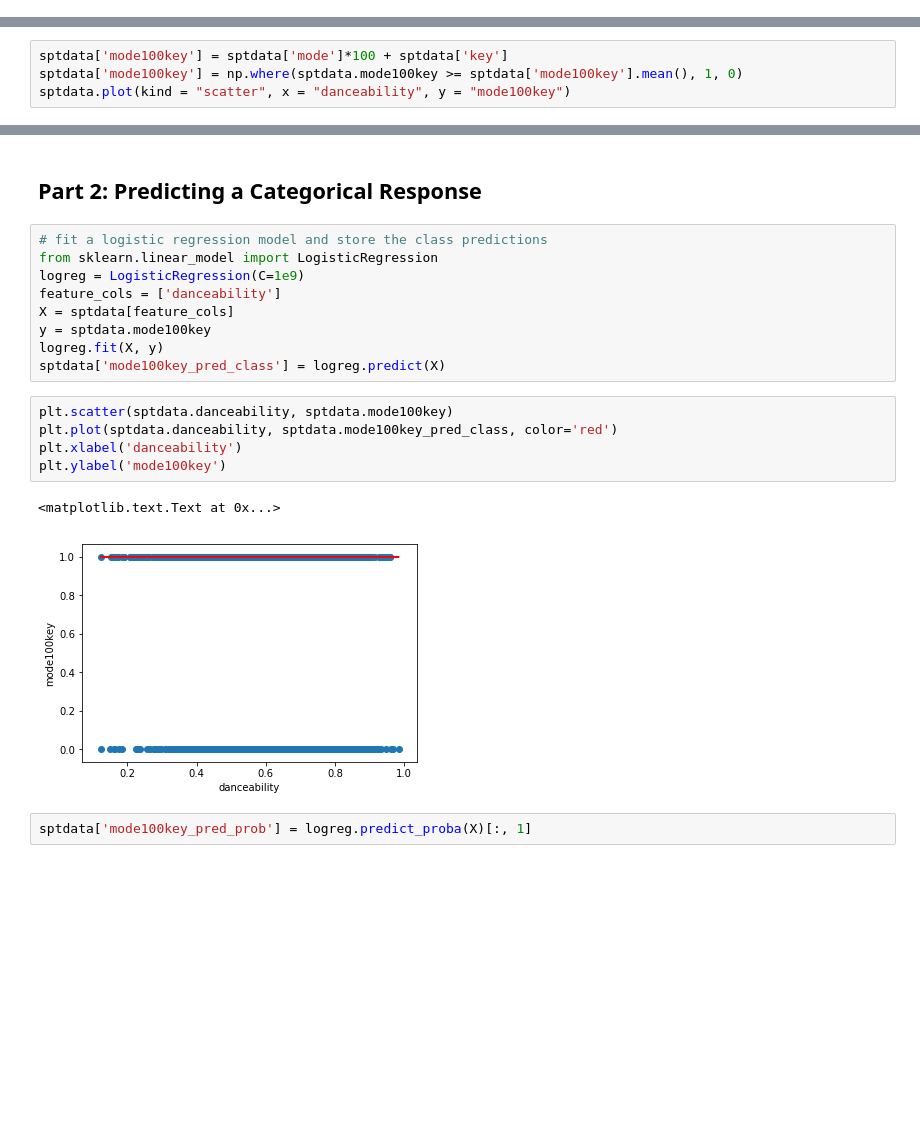
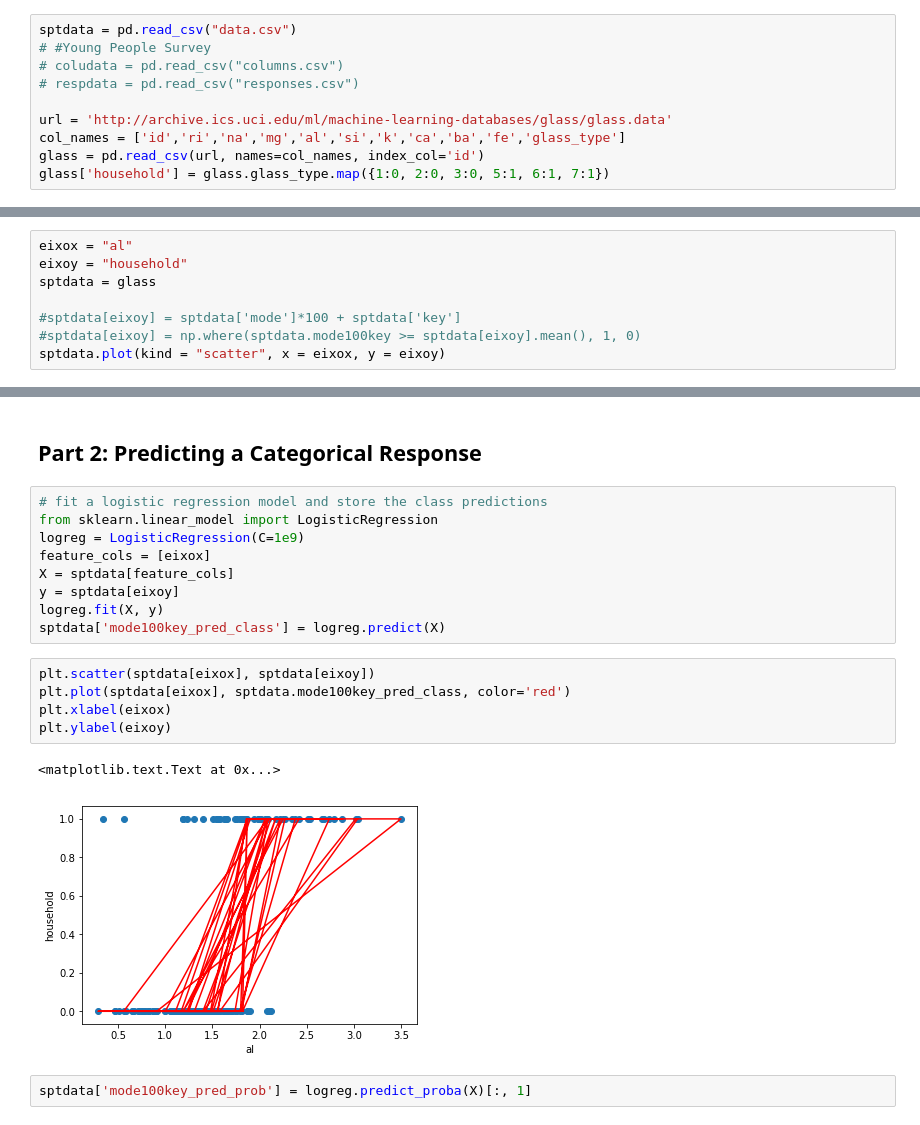
Before and after one commit to R09090909/Projeto3-cd, a Jupyter notebook: Projeto 3 - CD (3.0).ipynb, the cells around one changed output, grey strips where cells are left out. Drawn from its saved outputs; the diff is of its cells as text; blank space fills up the shorter version.

```diff
--- a/Projeto 3 - CD (3.0).ipynb
+++ b/Projeto 3 - CD (3.0).ipynb
@@ -31,9 +26,23 @@ sptdata = pd.read_csv("data.csv")
+# %%
+sptdata = pd.read_csv("data.csv")
+# #Young People Survey
+# coludata = pd.read_csv("columns.csv")
+# respdata = pd.read_csv("responses.csv")
+
+url = 'http://archive.ics.uci.edu/ml/machine-learning-databases/glass/glass.data'
+col_names = ['id','ri','na','mg','al','si','k','ca','ba','fe','glass_type']
+glass = pd.read_csv(url, names=col_names, index_col='id')
+glass['household'] = glass.glass_type.map({1:0, 2:0, 3:0, 5:1, 6:1, 7:1})
 # %% [markdown]
 Dicionário dos dados:
 https://www.kaggle.com/nyartsgnaw/analyzing-gender-differences/data
 # %%
-sptdata['mode100key'] = sptdata['mode']*100 + sptdata['key']
-sptdata['mode100key'] = np.where(sptdata.mode100key >= sptdata['mode100key'].mean(), 1, 0)
-sptdata.plot(kind = "scatter", x = "danceability", y = "mode100key")
+eixox = "al"
+eixoy = "household"
+sptdata = glass
+
+#sptdata[eixoy] = sptdata['mode']*100 + sptdata['key']
+#sptdata[eixoy] = np.where(sptdata.mode100key >= sptdata[eixoy].mean(), 1, 0)
+sptdata.plot(kind = "scatter", x = eixox, y = eixoy)
 # %% [output]
 <matplotlib.axes._subplots.AxesSubplot at 0x...>
@@ -44,19 +53,19 @@ sptdata.plot(kind = "scatter", x = "danceability", y = "mode100key")
 # fit a logistic regression model and store the class predictions
 from sklearn.linear_model import LogisticRegression
 logreg = LogisticRegression(C=1e9)
-feature_cols = ['danceability']
+feature_cols = [eixox]
 X = sptdata[feature_cols]
-y = sptdata.mode100key
+y = sptdata[eixoy]
 logreg.fit(X, y)
 sptdata['mode100key_pred_class'] = logreg.predict(X)
 # %%
-plt.scatter(sptdata.danceability, sptdata.mode100key)
-plt.plot(sptdata.danceability, sptdata.mode100key_pred_class, color='red')
-plt.xlabel('danceability')
-plt.ylabel('mode100key')
+plt.scatter(sptdata[eixox], sptdata[eixoy])
+plt.plot(sptdata[eixox], sptdata.mode100key_pred_class, color='red')
+plt.xlabel(eixox)
+plt.ylabel(eixoy)
 # %% [output]
 <matplotlib.text.Text at 0x...>
-[figure, old version]
+[figure, new version]
 # %%
 sptdata['mode100key_pred_prob'] = logreg.predict_proba(X)[:, 1]
 # %%
```
Also changed, not shown: parts of 3 cells of this notebook.
